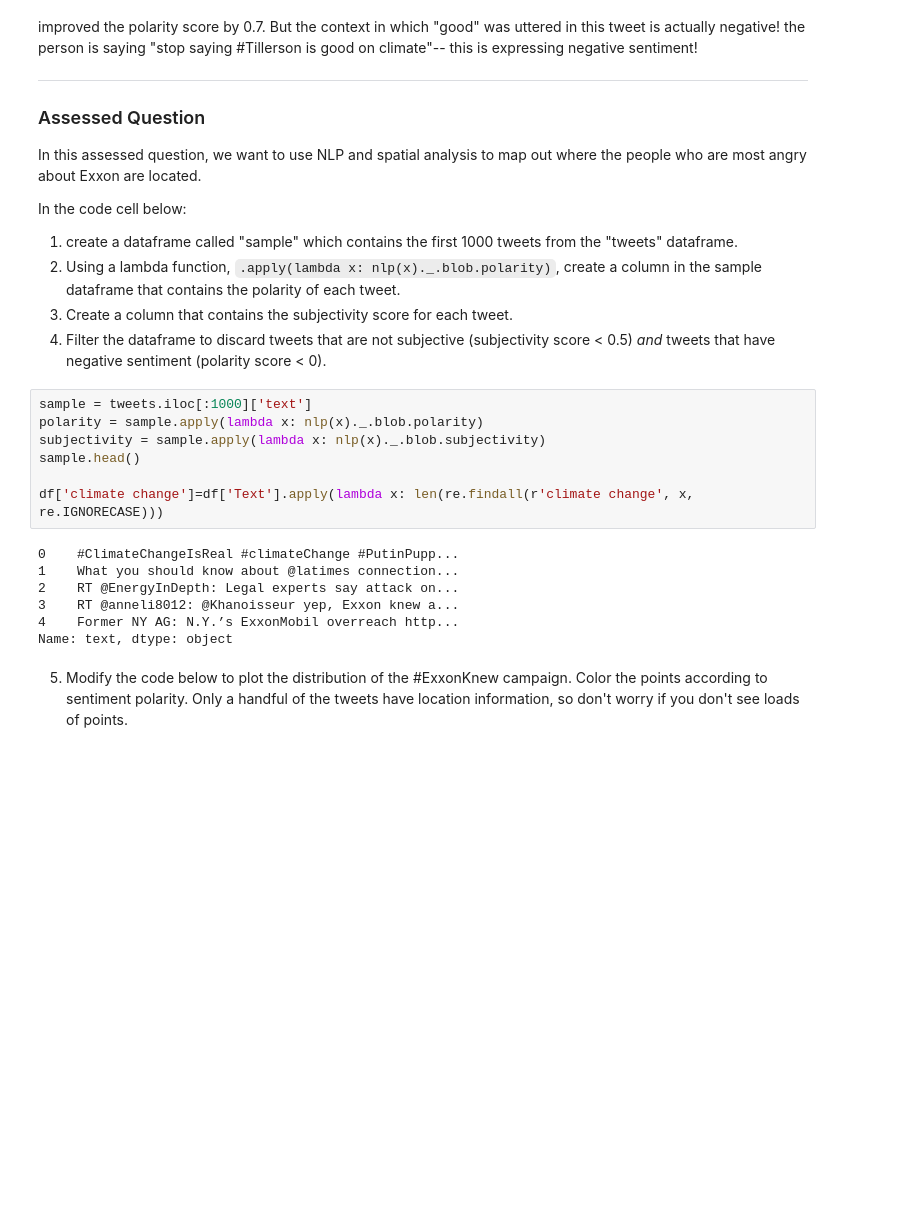
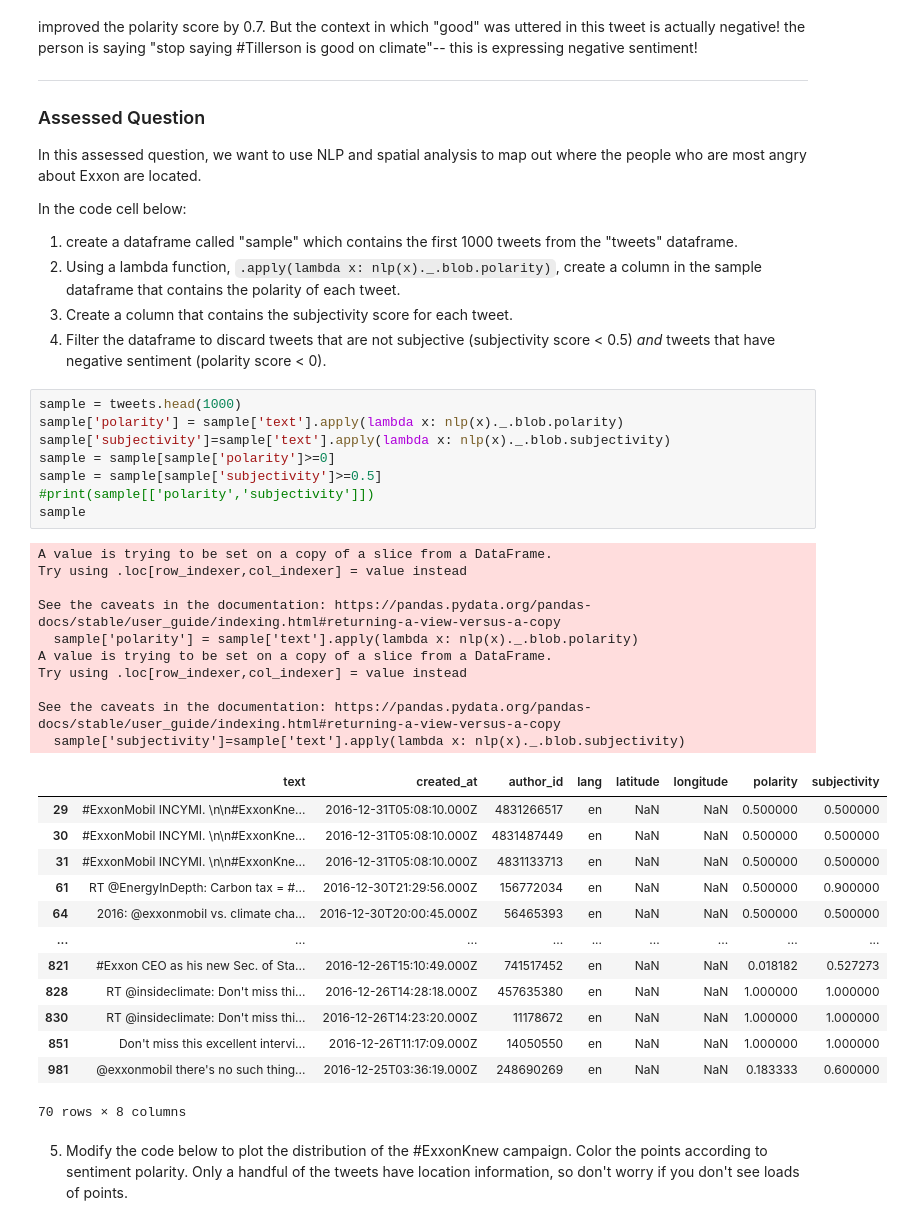
Before and after one commit to boboguan/QM2, a Jupyter notebook: notebooks/W04. Natural Language Processing.ipynb, the cells around one changed output. Cells and saved outputs as stored; diff of their text form; blank space fills up the shorter version.

```diff
--- a/notebooks/W04. Natural Language Processing.ipynb
+++ b/notebooks/W04. Natural Language Processing.ipynb
@@ -622,19 +622,37 @@ In the code cell below:
 3. Create a column that contains the subjectivity score for each tweet.
 4. Filter the dataframe to discard tweets that are not subjective (subjectivity score < 0.5) *and* tweets that have negative sentiment (polarity score < 0).
 # %%
-sample = tweets.iloc[:1000]['text']
-polarity = sample.apply(lambda x: nlp(x)._.blob.polarity)
-subjectivity = sample.apply(lambda x: nlp(x)._.blob.subjectivity)
-sample.head()
-
-df['climate change']=df['Text'].apply(lambda x: len(re.findall(r'climate change', x, re.IGNORECASE)))
+sample = tweets.head(1000)
+sample['polarity'] = sample['text'].apply(lambda x: nlp(x)._.blob.polarity)
+sample['subjectivity']=sample['text'].apply(lambda x: nlp(x)._.blob.subjectivity)
+sample = sample[sample['polarity']>=0]
+sample = sample[sample['subjectivity']>=0.5]
+#print(sample[['polarity','subjectivity']])
+sample
 # %% [output]
-0    #ClimateChangeIsReal #climateChange #PutinPupp...
-1    What you should know about @latimes connection...
-2    RT @EnergyInDepth: Legal experts say attack on...
-3    RT @anneli8012: @Khanoisseur yep, Exxon knew a...
-4    Former NY AG: N.Y.’s ExxonMobil overreach http...
-Name: text, dtype: object
+A value is trying to be set on a copy of a slice from a DataFrame.
+Try using .loc[row_indexer,col_indexer] = value instead
+
+See the caveats in the documentation: https://pandas.pydata.org/pandas-docs/stable/user_guide/indexing.html#returning-a-view-versus-a-copy
+  sample['polarity'] = sample['text'].apply(lambda x: nlp(x)._.blob.polarity)
+A value is trying to be set on a copy of a slice from a DataFrame.
+Try using .loc[row_indexer,col_indexer] = value instead
+
+See the caveats in the documentation: https://pandas.pydata.org/pandas-docs/stable/user_guide/indexing.html#returning-a-view-versus-a-copy
+  sample['subjectivity']=sample['text'].apply(lambda x: nlp(x)._.blob.subjectivity)
+|  | text | created_at | author_id | lang | latitude | longitude | polarity | subjectivity |
+| 29 | #ExxonMobil INCYMI. \n\n#ExxonKne... | 2016-12-31T05:08:10.000Z | 4831266517 | en | NaN | NaN | 0.500000 | 0.500000 |
+| 30 | #ExxonMobil INCYMI. \n\n#ExxonKne... | 2016-12-31T05:08:10.000Z | 4831487449 | en | NaN | NaN | 0.500000 | 0.500000 |
+| 31 | #ExxonMobil INCYMI. \n\n#ExxonKne... | 2016-12-31T05:08:10.000Z | 4831133713 | en | NaN | NaN | 0.500000 | 0.500000 |
+| 61 | RT @EnergyInDepth: Carbon tax = #... | 2016-12-30T21:29:56.000Z | 156772034 | en | NaN | NaN | 0.500000 | 0.900000 |
+| 64 | 2016: @exxonmobil vs. climate cha... | 2016-12-30T20:00:45.000Z | 56465393 | en | NaN | NaN | 0.500000 | 0.500000 |
+| ... | ... | ... | ... | ... | ... | ... | ... | ... |
+| 821 | #Exxon CEO as his new Sec. of Sta... | 2016-12-26T15:10:49.000Z | 741517452 | en | NaN | NaN | 0.018182 | 0.527273 |
+| 828 | RT @insideclimate: Don't miss thi... | 2016-12-26T14:28:18.000Z | 457635380 | en | NaN | NaN | 1.000000 | 1.000000 |
+| 830 | RT @insideclimate: Don't miss thi... | 2016-12-26T14:23:20.000Z | 11178672 | en | NaN | NaN | 1.000000 | 1.000000 |
+| 851 | Don't miss this excellent intervi... | 2016-12-26T11:17:09.000Z | 14050550 | en | NaN | NaN | 1.000000 | 1.000000 |
+| 981 | @exxonmobil there's no such thing... | 2016-12-25T03:36:19.000Z | 248690269 | en | NaN | NaN | 0.183333 | 0.600000 |
+70 rows × 8 columns
 # %% [markdown]
 5. Modify the code below to plot the distribution of the #ExxonKnew campaign. Color the points according to sentiment polarity. Only a handful of the tweets have location information, so don't worry if you don't see loads of points.
 # %%
```
Also changed, not shown: parts of 1 cell of this notebook.
